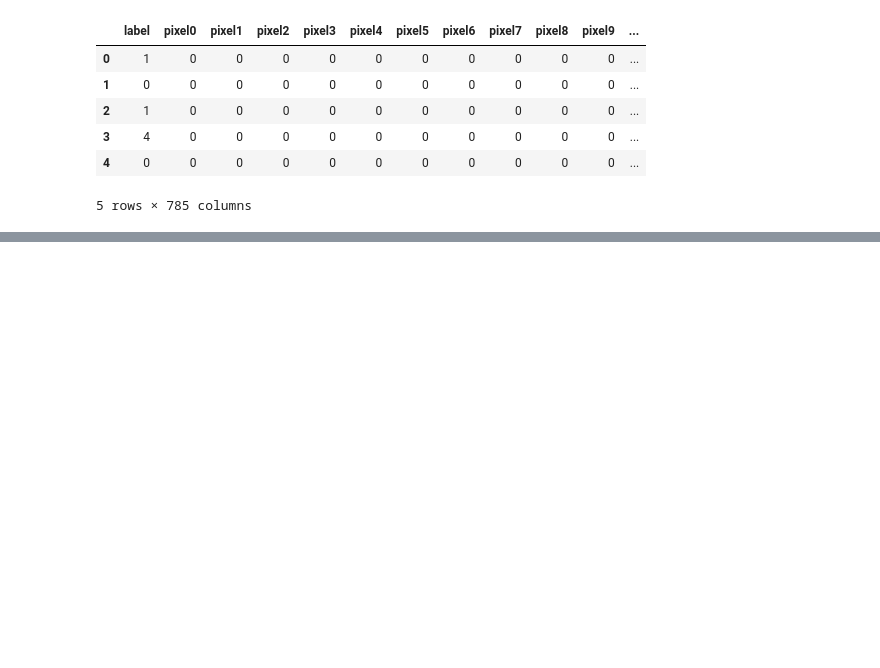
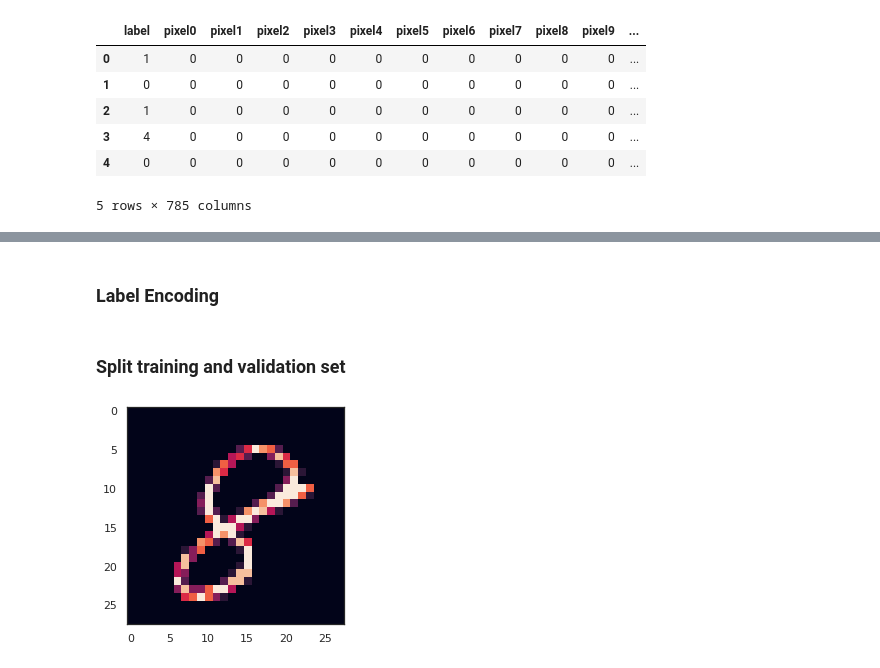
Before and after one commit to ikikika/data_science, a Jupyter notebook: digit_recognizer/digit_recognizer1.ipynb, the cells around one changed output, grey strips where cells are left out. Saved outputs shown, nothing was run; the diff lists cells and outputs as text; code cells hidden in the pictures; blank space fills up the shorter version.

```diff
--- a/digit_recognizer/digit_recognizer1.ipynb
+++ b/digit_recognizer/digit_recognizer1.ipynb
@@ -85,0 +149,4 @@ train.head()
+# %%
+# Normalise the data
+x_train = x_train / 255
+test = test / 255
@@ -85,0 +155,4 @@ train.head()
+# %%
+# Reshape image in 3 dimensions (height = 28px, widht=28px, canal =1)
+x_train = x_train.values.reshape(-1, 28, 28, 1)
+test = test.values.reshape(-1, 28, 28, 1)
@@ -85,0 +169,7 @@ train.head()
+# %% [markdown]
+### Label Encoding
+# %%
+# Encode labels to one hot vectors (eg, 2 -> [0,0,1,0,0,0,0,0,0])
+y_train = to_categorical( y_train, num_classes=10 )
+# %% [markdown]
+### Split training and validation set
@@ -85,0 +179,8 @@ train.head()
+# %%
+# Split train and validation set for fitting
+x_train, x_val, y_train, y_val = train_test_split( x_train, y_train, test_size=0.1, random_state=random_seed )
+# %%
+# Some examples
+g = plt.imshow( x_train[0][:,:,0] )
+# %% [output]
+[figure, added]
```
Also changed, not shown: parts of 17 cells of this notebook.
